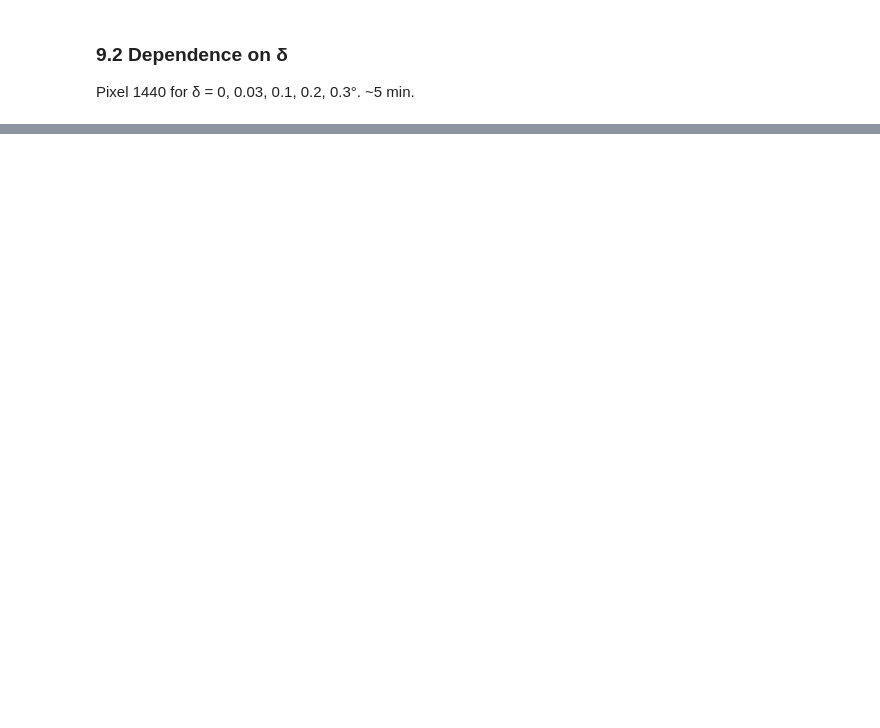
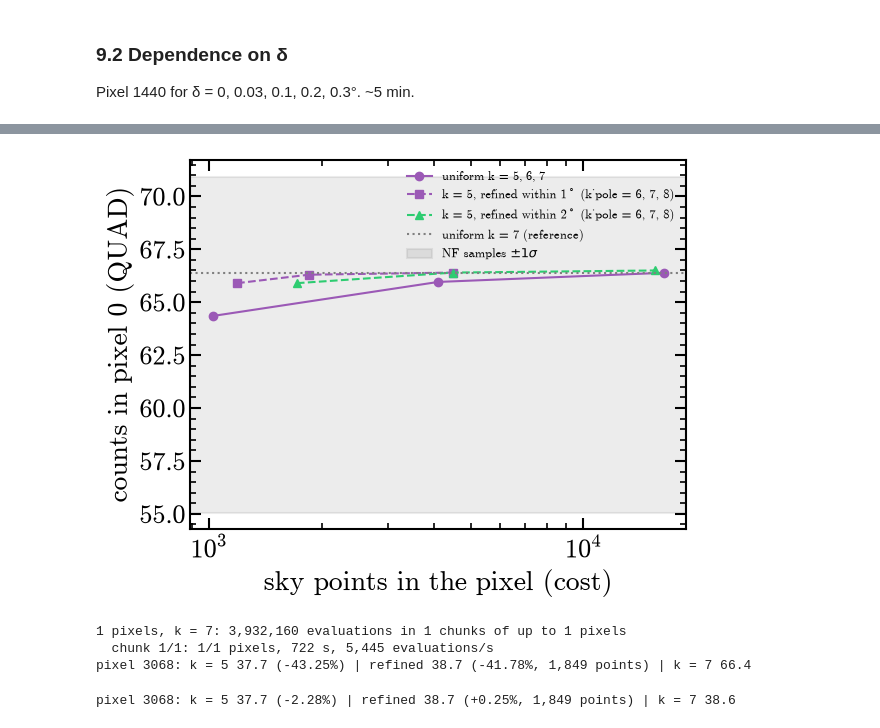
Before and after one commit to mquezada13/cosipy-background-nf, a Jupyter notebook: notebooks/09_nf_background.ipynb, the cells around one changed output, grey strips where cells are left out. Drawn from its saved outputs; the diff is of its cells as text; code cells hidden in the pictures; blank space fills up the shorter version.

```diff
--- a/notebooks/09_nf_background.ipynb
+++ b/notebooks/09_nf_background.ipynb
@@ -423,0 +559,5 @@ for delta_deg, row in N_delta.items():
+# %%
+# Em/Phi points at QUAD, and their weights (the integral of one pixel = sum over Em, Phi and sky points)
+template_fix.compute(AXES, [0], subpixel_level=0, verbose=False, **QUAD)    # [script] sets the QUAD points
+w_em_q = template_fix._em_matrix.sum(axis=0)                                 # [script] weight of each Em point
+w_phi_q = template_fix._phi_matrix.sum(axis=0)
@@ -423,0 +588,4 @@ for delta_deg, row in N_delta.items():
+# %%
+# Checks: weights add up to the pixel area, and no refinement reproduces k = 5 of Section 9.1 (64.3)
+colat, lon, w = polar_refined_nodes(0, 5, 5, 0.0)
+print(f"area ratio {w.sum() / hp.nside2pixarea(NSIDE):.6f} | k = 5: {counts_from_nodes(colat, lon, w):.1f}")
@@ -423,0 +594,7 @@ for delta_deg, row in N_delta.items():
+# %%
+# [script] Pixel 0 at uniform k = 6 and 7 (QUAD): the slow reference
+N_uniform = {}
+for k in (6, 7):
+    template_fix.compute(AXES, [0], subpixel_level=k, verbose=True, **QUAD)
+    N_uniform[k] = template_fix.expected_counts()[:, :, 0].sum()
+print({k: round(v, 1) for k, v in N_uniform.items()})
@@ -423,0 +607,10 @@ for delta_deg, row in N_delta.items():
+# %%
+# k = 5 in the pixel; sub-pixels within colat_max of the pole refined to k_pole. Compared with uniform k = 7
+refined = {}                                   # (colat_max, k_pole) -> (sky points, counts), used by the plot
+print("colat_max  k_pole  sky points  counts  vs k = 7")
+for colat_max in (1.0, 2.0):
+    for k_pole in (6, 7, 8):
+        colat, lon, w = polar_refined_nodes(0, 5, k_pole, colat_max)
+        refined[colat_max, k_pole] = (len(w), counts_from_nodes(colat, lon, w))
+        n, N = refined[colat_max, k_pole]
+        print(f"{colat_max:6.1f} deg  {k_pole:6d}  {n:10,d}  {N:6.1f}  {N / N_uniform[7] - 1:+7.2%}")
@@ -423,0 +625,13 @@ for delta_deg, row in N_delta.items():
+# %%
+# Counts of pixel 0 vs cost (sky points): uniform k = 5, 6, 7 and the refinement near the pole; NF samples for reference
+n_uni = {k: 4**k for k in (5, 6, 7)}
+N_uni = {5: N_seam["fix"][5][np.flatnonzero(test_pix == 0)[0]], **N_uniform}
+plt.plot([n_uni[k] for k in n_uni], [N_uni[k] for k in n_uni], "o-", color=COLORS["nf"], label="uniform k = 5, 6, 7")
+for colat_max, marker in ((1.0, "s"), (2.0, "^")):
+    pts = [refined[colat_max, kp] for kp in (6, 7, 8)]
+    plt.plot([p[0] for p in pts], [p[1] for p in pts], marker + "--", label=rf"k = 5, refined within {colat_max:.0f}$^\circ$ (k_pole = 6, 7, 8)")
+plt.axhline(N_uniform[7], color=COLORS["ref"], ls=":", label="uniform k = 7 (reference)")
+plt.axhspan(nf_sky[0] - np.sqrt(nf_sky[0]), nf_sky[0] + np.sqrt(nf_sky[0]), color=COLORS["ref"], alpha=0.15, label=r"NF samples $\pm 1\sigma$")
+plt.xscale("log"); plt.xlabel("sky points in the pixel (cost)"); plt.ylabel("counts in pixel 0 (QUAD)")
+plt.legend(fontsize=9); plt.show()
+# %% [output]
@@ -423,0 +639,17 @@ for delta_deg, row in N_delta.items():
+[figure, added]
+# %%
+# Same check on pixel 3068 (south pole): uniform k = 5 (Section 9.1), refined (1 deg, k_pole = 7), uniform k = 7
+pix = 3068
+N_k5 = N_seam["fix"][5][np.flatnonzero(test_pix == pix)[0]]
+colat, lon, w = polar_refined_nodes(pix, 5, 7, 1.0)          # also uses the QUAD nodes
+N_ref = counts_from_nodes(colat, lon, w)
+template_fix.compute(AXES, [pix], subpixel_level=7, verbose=True, **QUAD)   # slow, ~12 min
+# %% [output]
+1 pixels, k = 7: 3,932,160 evaluations in 1 chunks of up to 1 pixels
+  chunk 1/1: 1/1 pixels, 722 s, 5,445 evaluations/s
+pixel 3068: k = 5 37.7 (-43.25%) | refined 38.7 (-41.78%, 1,849 points) | k = 7 66.4
+# %%
+N_k7 = template_fix.expected_counts()[:, :, pix].sum()
+print(f"pixel {pix}: k = 5 {N_k5:.1f} ({N_k5 / N_k7 - 1:+.2%}) | refined {N_ref:.1f} ({N_ref / N_k7 - 1:+.2%}, {len(w):,} points) | k = 7 {N_k7:.1f}")
+# %% [output]
+pixel 3068: k = 5 37.7 (-2.28%) | refined 38.7 (+0.25%, 1,849 points) | k = 7 38.6
```
Also changed, not shown: parts of 35 cells of this notebook, 1 other file.
